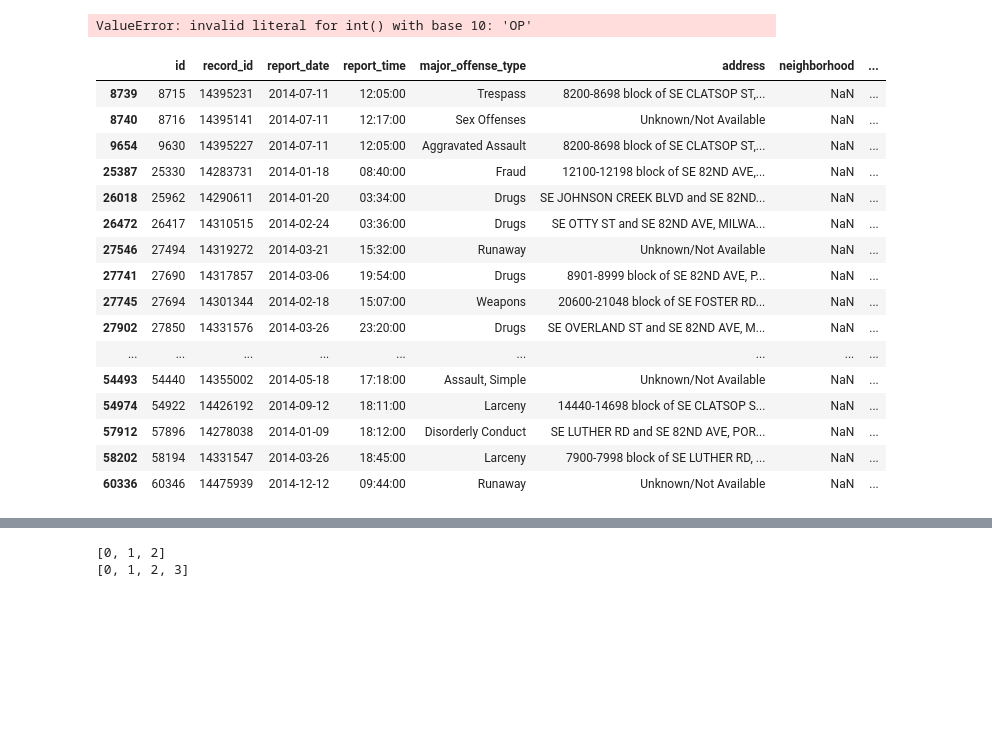
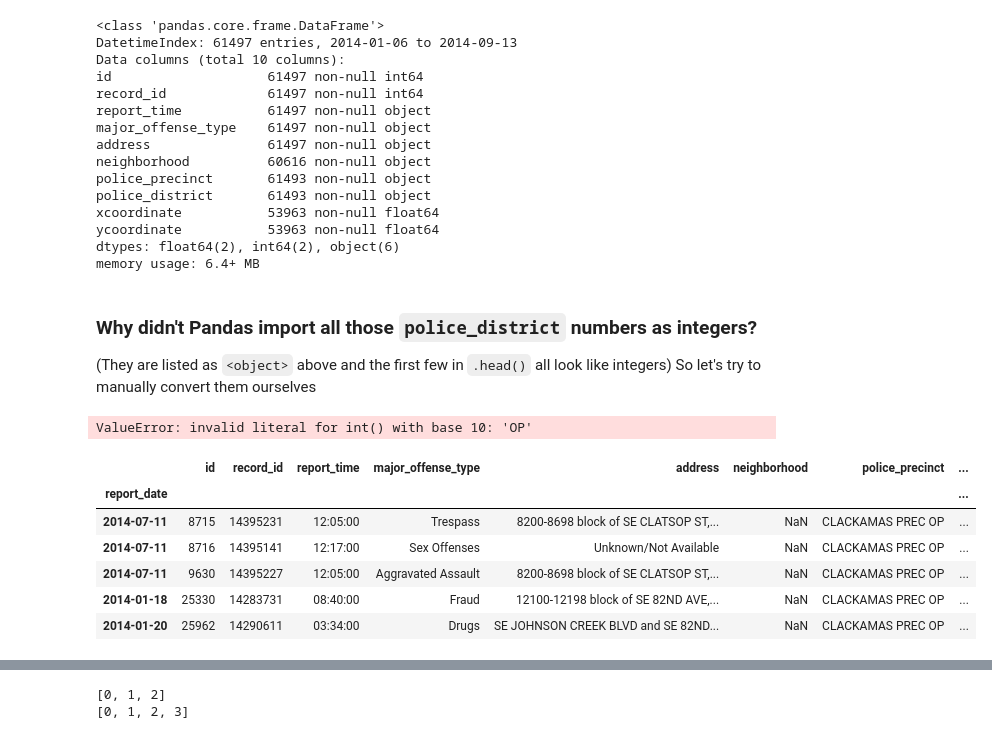
Before and after one commit to hackoregon/civicu-pythonii-summer-2017, a Jupyter notebook: lessons/09-Pandas/Advanced Data Wrangling with Pandas (instead of csvkit).ipynb, the cells around one changed output, grey strips where cells are left out. Drawn from its saved outputs; the diff is of its cells as text; code cells hidden in the pictures; blank space fills up the shorter version.

```diff
--- a/lessons/09-Pandas/Untitled.ipynb
+++ b/lessons/09-Pandas/Advanced Data Wrangling with Pandas (instead of csvkit).ipynb
@@ -70,3 +54,27 @@ memory usage: 5.2+ MB
+# %%
+# What are the types and sizes of each of our columns?
+df.info()
+# %% [output]
+<class 'pandas.core.frame.DataFrame'>
+DatetimeIndex: 61497 entries, 2014-01-06 to 2014-09-13
+Data columns (total 10 columns):
+id                    61497 non-null int64
+record_id             61497 non-null int64
+report_time           61497 non-null object
+major_offense_type    61497 non-null object
+address               61497 non-null object
+neighborhood          60616 non-null object
+police_precinct       61493 non-null object
+police_district       61493 non-null object
+xcoordinate           53963 non-null float64
+ycoordinate           53963 non-null float64
+dtypes: float64(2), int64(2), object(6)
+memory usage: 6.4+ MB
+# %% [markdown]
+### Why didn't Pandas import all those `police_district` numbers as integers?
+
+(They are listed as `<object>` above and the first few in `.head()` all look like integers)
+So let's try to manually convert them ourselves
 # %%
 df.police_district.astype(int)
 # %% [output]
@@ -76,20 +81,0 @@ mask = (df.police_district == 'OP')
-# %%
-df[mask]
-# %% [output]
-|  | id | record_id | report_date | report_time | major_offense_type | address | neighborhood | ... |
-| 8739 | 8715 | 14395231 | 2014-07-11 | 12:05:00 | Trespass | 8200-8698 block of SE CLATSOP ST,... | NaN | ... |
-| 8740 | 8716 | 14395141 | 2014-07-11 | 12:17:00 | Sex Offenses | Unknown/Not Available | NaN | ... |
-| 9654 | 9630 | 14395227 | 2014-07-11 | 12:05:00 | Aggravated Assault | 8200-8698 block of SE CLATSOP ST,... | NaN | ... |
-| 25387 | 25330 | 14283731 | 2014-01-18 | 08:40:00 | Fraud | 12100-12198 block of SE 82ND AVE,... | NaN | ... |
-| 26018 | 25962 | 14290611 | 2014-01-20 | 03:34:00 | Drugs | SE JOHNSON CREEK BLVD and SE 82ND... | NaN | ... |
-| 26472 | 26417 | 14310515 | 2014-02-24 | 03:36:00 | Drugs | SE OTTY ST and SE 82ND AVE, MILWA... | NaN | ... |
-| 27546 | 27494 | 14319272 | 2014-03-21 | 15:32:00 | Runaway | Unknown/Not Available | NaN | ... |
-| 27741 | 27690 | 14317857 | 2014-03-06 | 19:54:00 | Drugs | 8901-8999 block of SE 82ND AVE, P... | NaN | ... |
-| 27745 | 27694 | 14301344 | 2014-02-18 | 15:07:00 | Weapons | 20600-21048 block of SE FOSTER RD... | NaN | ... |
-| 27902 | 27850 | 14331576 | 2014-03-26 | 23:20:00 | Drugs | SE OVERLAND ST and SE 82ND AVE, M... | NaN | ... |
-| ... | ... | ... | ... | ... | ... | ... | ... | ... |
-| 54493 | 54440 | 14355002 | 2014-05-18 | 17:18:00 | Assault, Simple | Unknown/Not Available | NaN | ... |
-| 54974 | 54922 | 14426192 | 2014-09-12 | 18:11:00 | Larceny | 14440-14698 block of SE CLATSOP S... | NaN | ... |
-| 57912 | 57896 | 14278038 | 2014-01-09 | 18:12:00 | Disorderly Conduct | SE LUTHER RD and SE 82ND AVE, POR... | NaN | ... |
-| 58202 | 58194 | 14331547 | 2014-03-26 | 18:45:00 | Larceny | 7900-7998 block of SE LUTHER RD, ... | NaN | ... |
-| 60336 | 60346 | 14475939 | 2014-12-12 | 09:44:00 | Runaway | Unknown/Not Available | NaN | ... |
@@ -97,0 +82,12 @@ df.major_offense_type = df.major_offense_type.str.lower()
+# %%
+# Can we mask out everything except crimes in this nonnumbered police district called "OP"
+mask = (df.police_district == 'OP')
+df[mask].head()
+# %% [output]
+|  | id | record_id | report_time | major_offense_type | address | neighborhood | police_precinct | ... |
+| report_date |  |  |  |  |  |  |  | ... |
+| 2014-07-11 | 8715 | 14395231 | 12:05:00 | Trespass | 8200-8698 block of SE CLATSOP ST,... | NaN | CLACKAMAS PREC OP | ... |
+| 2014-07-11 | 8716 | 14395141 | 12:17:00 | Sex Offenses | Unknown/Not Available | NaN | CLACKAMAS PREC OP | ... |
+| 2014-07-11 | 9630 | 14395227 | 12:05:00 | Aggravated Assault | 8200-8698 block of SE CLATSOP ST,... | NaN | CLACKAMAS PREC OP | ... |
+| 2014-01-18 | 25330 | 14283731 | 08:40:00 | Fraud | 12100-12198 block of SE 82ND AVE,... | NaN | CLACKAMAS PREC OP | ... |
+| 2014-01-20 | 25962 | 14290611 | 03:34:00 | Drugs | SE JOHNSON CREEK BLVD and SE 82ND... | NaN | CLACKAMAS PREC OP | ... |
```
Also changed, not shown: parts of 25 cells of this notebook.
